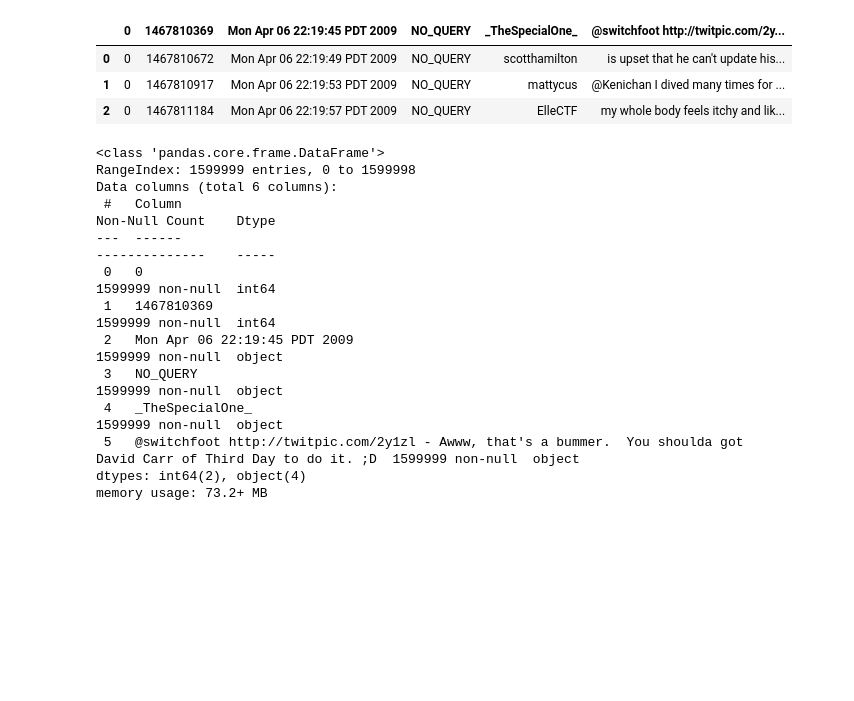
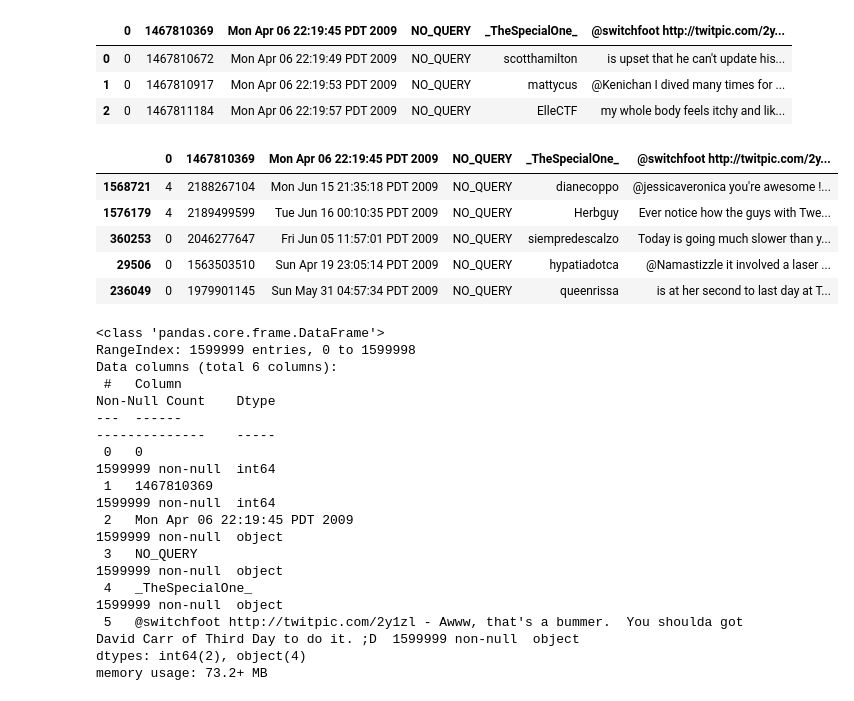
Before and after one commit to qreynas/sentiment_analysis, a Jupyter notebook: 01_Sentiment_Analysis_BCXP.ipynb, the cells around one changed output. Cells and saved outputs as stored; diff of their text form; code cells hidden in the pictures; blank space fills up the shorter version.

```diff
--- a/01_Sentiment_Analysis_BCXP.ipynb
+++ b/01_Sentiment_Analysis_BCXP.ipynb
@@ -27,6 +27,15 @@ df.head(3)
 | 0 | 0 | 1467810672 | Mon Apr 06 22:19:49 PDT 2009 | NO_QUERY | scotthamilton | is upset that he can't update his... |
 | 1 | 0 | 1467810917 | Mon Apr 06 22:19:53 PDT 2009 | NO_QUERY | mattycus | @Kenichan I dived many times for ... |
 | 2 | 0 | 1467811184 | Mon Apr 06 22:19:57 PDT 2009 | NO_QUERY | ElleCTF | my whole body feels itchy and lik... |
+# %%
+df.sample(5)
+# %% [output]
+|  | 0 | 1467810369 | Mon Apr 06 22:19:45 PDT 2009 | NO_QUERY | _TheSpecialOne_ | @switchfoot http://twitpic.com/2y... |
+| 1568721 | 4 | 2188267104 | Mon Jun 15 21:35:18 PDT 2009 | NO_QUERY | dianecoppo | @jessicaveronica you're awesome !... |
+| 1576179 | 4 | 2189499599 | Tue Jun 16 00:10:35 PDT 2009 | NO_QUERY | Herbguy | Ever notice how the guys with Twe... |
+| 360253 | 0 | 2046277647 | Fri Jun 05 11:57:01 PDT 2009 | NO_QUERY | siempredescalzo | Today is going much slower than y... |
+| 29506 | 0 | 1563503510 | Sun Apr 19 23:05:14 PDT 2009 | NO_QUERY | hypatiadotca | @Namastizzle it involved a laser ... |
+| 236049 | 0 | 1979901145 | Sun May 31 04:57:34 PDT 2009 | NO_QUERY | queenrissa | is at her second to last day at T... |
 # %%
 df.info()
 # %% [output]
```
Also changed, not shown: parts of 5 cells of this notebook.
